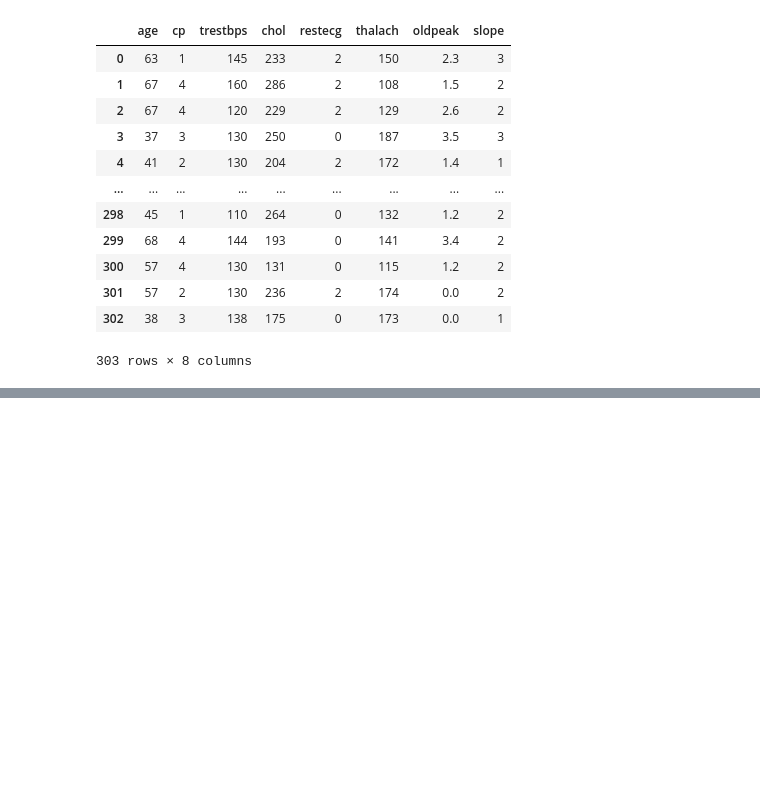
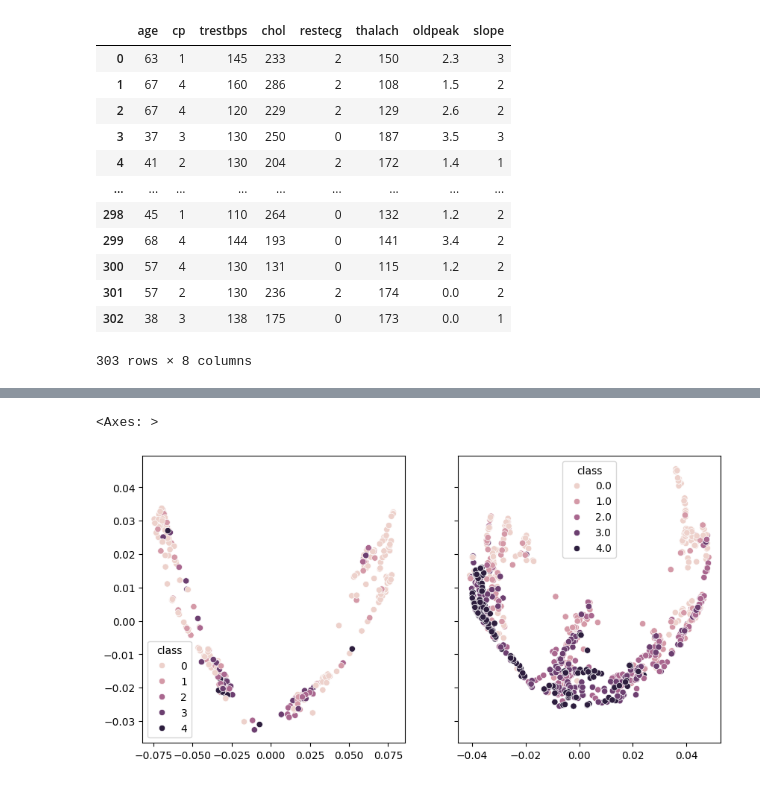
Before and after one commit to rhodes-byu/RF-Overample, a Jupyter notebook: Upsample_Heart_Disease.ipynb, the cells around one changed output, grey strips where cells are left out. Drawn from its saved outputs; the diff is of its cells as text; code cells hidden in the pictures; blank space fills up the shorter version.

```diff
--- a/Upsample_Heart_Disease.ipynb
+++ b/Upsample_Heart_Disease.ipynb
@@ -185,3 +190,10 @@ x_phate, y_phate = dataprep(heart_disease, label_col_idx=0)
 # %%
 rfphate_upsampled = RFPHATE(random_state = 42)
 rfphate_original = RFPHATE(random_state = 42)
+# %%
+from phate import PHATE
+phate_upsampled = PHATE(random_state = 42)
+phate_original = PHATE(random_state = 42)
+# %%
+phate_embedding_upsampled = phate_upsampled.fit_transform(x_phate_upsampled)
+phate_embedding = phate_original.fit_transform(x_phate)
@@ -198,0 +238,8 @@ sns.scatterplot(x=embedding_upsampled[:, 0], y=embedding_upsampled[:, 1], hue=y_
+# %%
+fig, ax = plt.subplots(1, 2,  figsize = (10, 5), sharey = True)
+
+sns.scatterplot(x=phate_embedding[:, 0], y=phate_embedding[:, 1], hue=y, ax=ax[0])
+sns.scatterplot(x=phate_embedding_upsampled[:, 0], y=phate_embedding_upsampled[:, 1], hue=y_upsampled, ax=ax[1])
+# %% [output]
+<Axes: >
+[figure, added]
```
Also changed, not shown: parts of 6 cells of this notebook, 1 other file.
